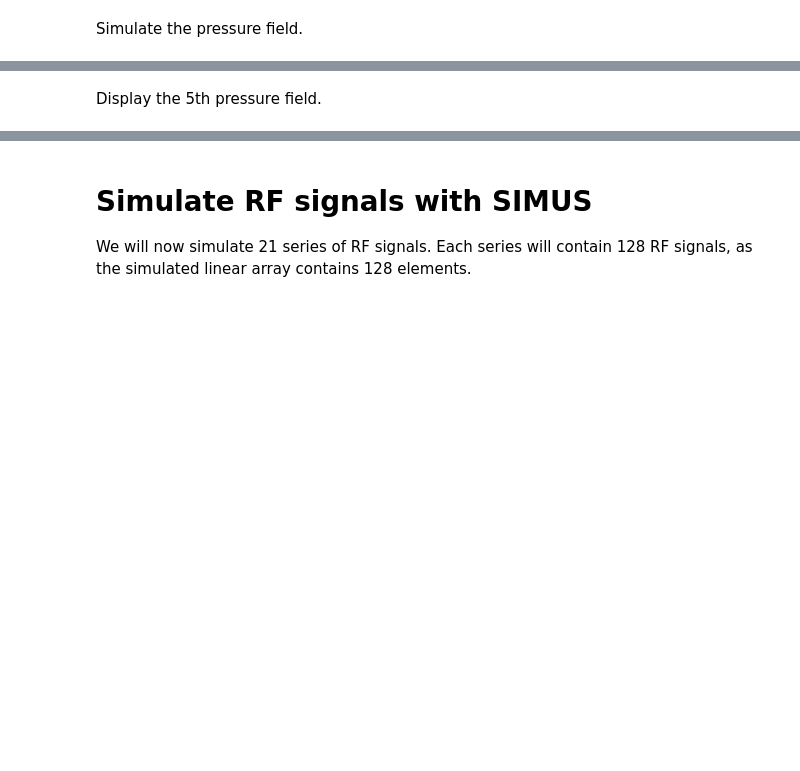
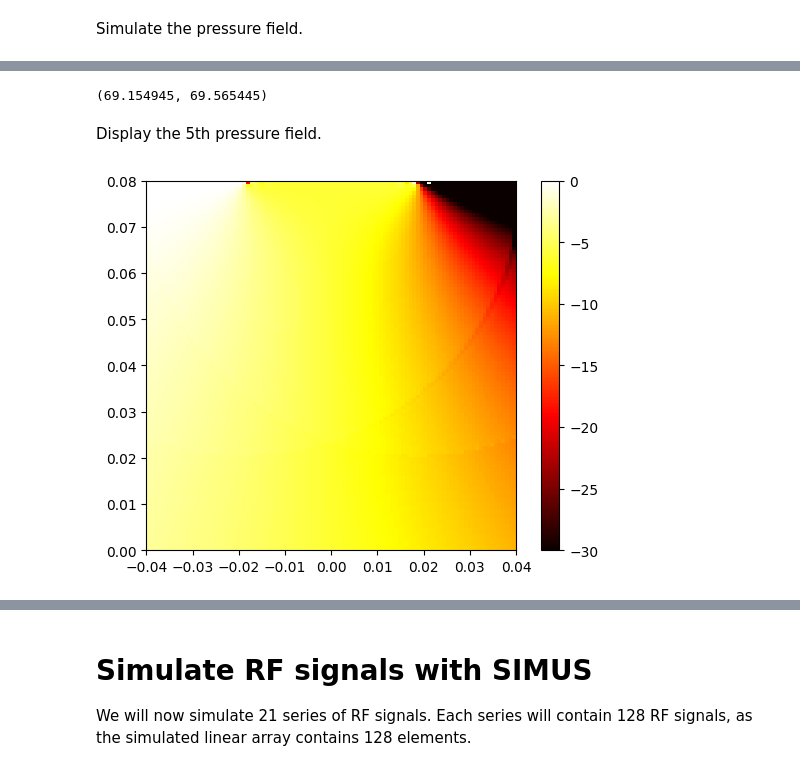
Before and after one commit to Bobesse/ProjetS9, a Jupyter notebook: examples/quickstart_demo.ipynb, the cells around one changed output, grey strips where cells are left out. Saved outputs shown, nothing was run; the diff lists cells and outputs as text; code cells hidden in the pictures; blank space fills up the shorter version.

```diff
--- a/examples/quickstart_demo.ipynb
+++ b/examples/quickstart_demo.ipynb
@@ -34,7 +34,5 @@ The structure param contains the tranducer properties.
 The scatterers will be insonified with 21 plane waves steered at -10 to +10 degrees. Use TXDELAY to calculate the transmit delays for the 21 plane waves.
 # %%
 tilt = np.linspace(-10,10,21)/180*np.pi; # tilt angles in rad
-txdel = []
-for t in tilt:
-    txdel.append(pymust.txdelay(param, t))
-txdel = np.array(txdel)
+tilt = [0]
+txdel = np.array([pymust.txdelay(param, t) for t in tilt])
@@ -185,8 +191,16 @@ ValueError: operands could not be broadcast together with shapes (10000,128) (10
 # %%
-P, _, _ = pymust.pfield(xi,yi,zi,txdel[4],param);
+# P, _, _ = pymust.pfield(xi,yi,zi,txdel[4],param);
+# %%
+m,M = np.min(P),np.max(P)
+m,M
+# %% [output]
+(69.154945, 69.565445)
+# %%
+P2 = (P-m)/(M-m)*255
 # %% [markdown]
 Display the 5th pressure field.
 # %%
-plt.imshow(20 * np.log10(P / np.max(P)), cmap='hot', extent=[xi[0,0], xi[0, -1], zi[0,0], zi[-1, -1]])
+plt.imshow(20 * np.log10(P2 / np.max(P2)), cmap='hot', extent=[xi[0,0], xi[0, -1], zi[0,0], zi[-1, -1]])
 plt.colorbar()
-plt.clim(-30, 0)
+# %% [output]
+[figure, added]
```
Also changed, not shown: parts of 10 cells of this notebook, 1 other file.
